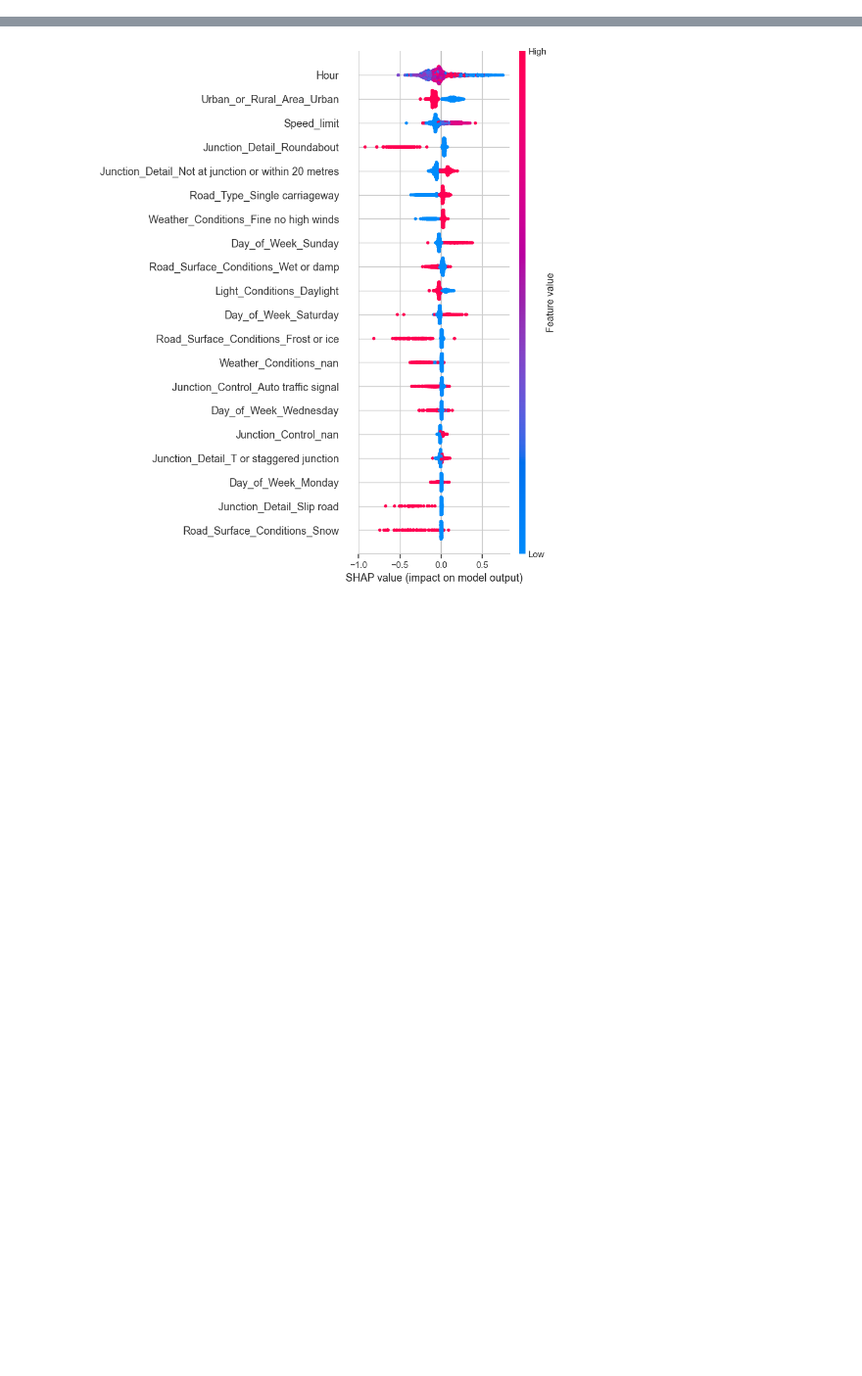
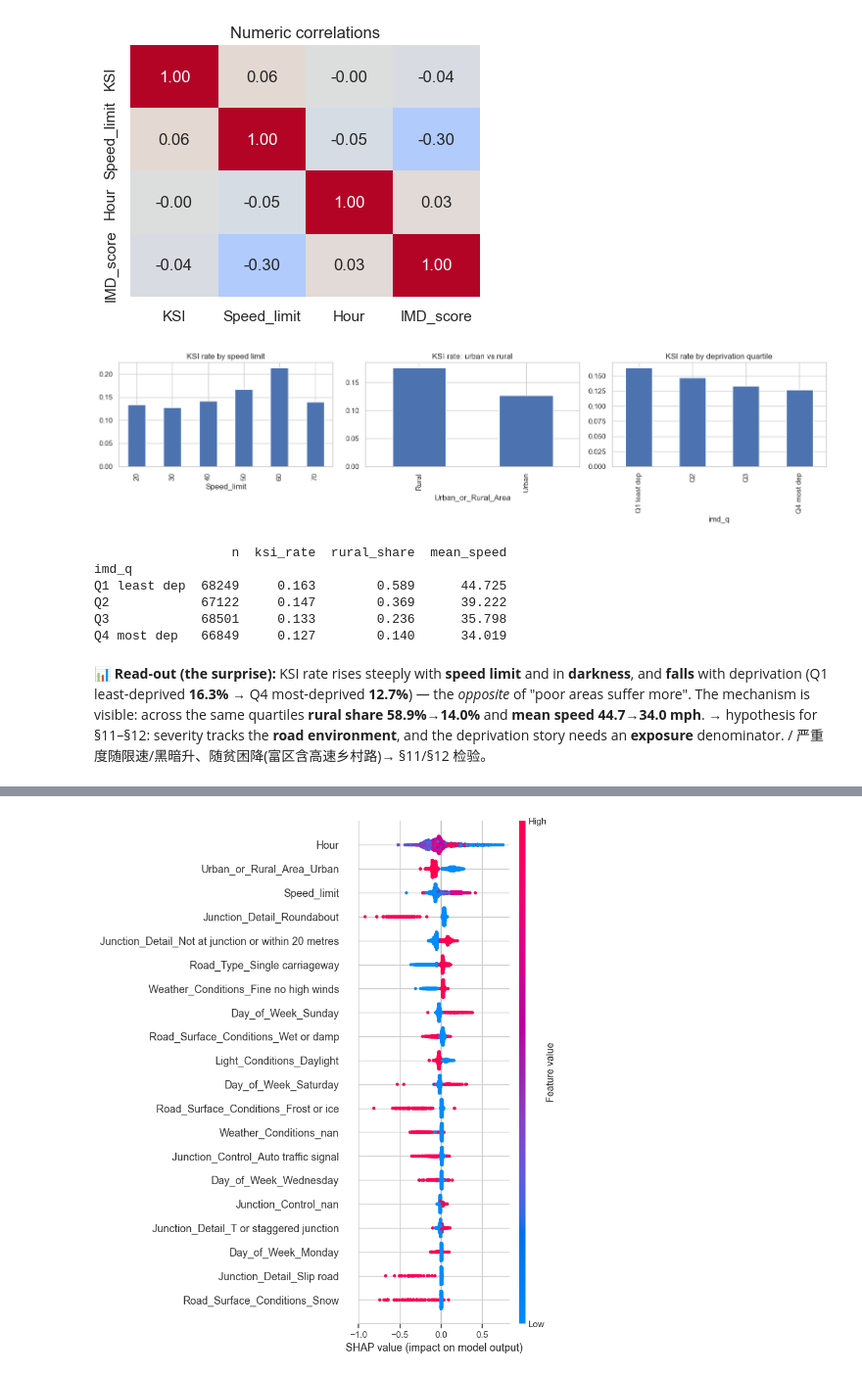
Before and after one commit to XilaiWang/DAAI-road-safety-ksi-analysis, a Jupyter notebook: road_safety_severity_analysis.ipynb, the cells around one changed output, grey strips where cells are left out. Shown at 98% size. Cells and saved outputs as stored; diff of their text form; code cells hidden in the pictures; blank space fills up the shorter version.

```diff
--- a/road_safety_severity_analysis.ipynb
+++ b/road_safety_severity_analysis.ipynb
@@ -375,0 +260,24 @@ weighted avg      0.789     0.698     0.734    132710
+# %%
+# numeric correlation heatmap (KSI, Speed_limit, Hour, deprivation)
+num=acc[["KSI","Speed_limit","Hour",IMD_SCORE]].rename(columns={IMD_SCORE:"IMD_score"})
+plt.figure(figsize=(4.2,3.4)); sns.heatmap(num.corr(),annot=True,fmt=".2f",cmap="coolwarm",center=0,cbar=False)
+plt.title("Numeric correlations"); plt.tight_layout(); plt.savefig(OUTPUT/"eda_corr.png",dpi=120,bbox_inches="tight"); plt.show()
+# KSI rate by the three decision-relevant contexts
+fig,ax=plt.subplots(1,3,figsize=(16,4))
+acc.groupby("Speed_limit").KSI.mean().plot.bar(ax=ax[0],title="KSI rate by speed limit")
+acc.groupby("Urban_or_Rural_Area").KSI.mean().plot.bar(ax=ax[1],title="KSI rate: urban vs rural")
+acc.groupby("imd_q",observed=True).KSI.mean().plot.bar(ax=ax[2],title="KSI rate by deprivation quartile")
+plt.tight_layout(); plt.savefig(OUTPUT/"eda_ksi_by_context.png",dpi=120,bbox_inches="tight"); plt.show()
+print(acc.groupby("imd_q",observed=True).agg(n=("KSI","size"),ksi_rate=("KSI","mean"),
+      rural_share=("Urban_or_Rural_Area",lambda s:(s.str.lower()=="rural").mean()),mean_speed=("Speed_limit","mean")).round(3).to_string())
+# %% [output]
+[figure, added]
+[figure, added]
+                  n  ksi_rate  rural_share  mean_speed
+imd_q
+Q1 least dep  68249     0.163        0.589      44.725
+Q2            67122     0.147        0.369      39.222
+Q3            68501     0.133        0.236      35.798
+Q4 most dep   66849     0.127        0.140      34.019
+# %% [markdown]
+📊 **Read‑out (the surprise):** KSI rate rises steeply with **speed limit** and in **darkness**, and **falls** with deprivation (Q1 least‑deprived **16.3%** → Q4 most‑deprived **12.7%**) — the *opposite* of "poor areas suffer more". The mechanism is visible: across the same quartiles **rural share 58.9%→14.0%** and **mean speed 44.7→34.0 mph**. → hypothesis for §11–§12: severity tracks the **road environment**, and the deprivation story needs an **exposure** denominator. / 严重度随限速/黑暗升、随贫困降(富区含高速乡村路)→ §11/§12 检验。
```
Also changed, not shown: parts of 95 cells of this notebook, 1 other file.
